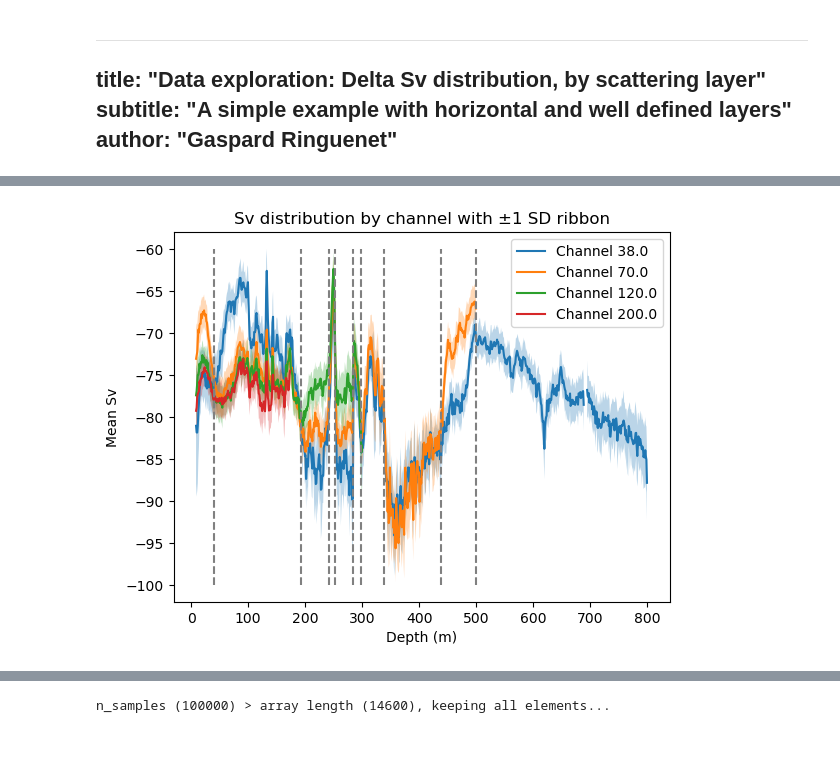
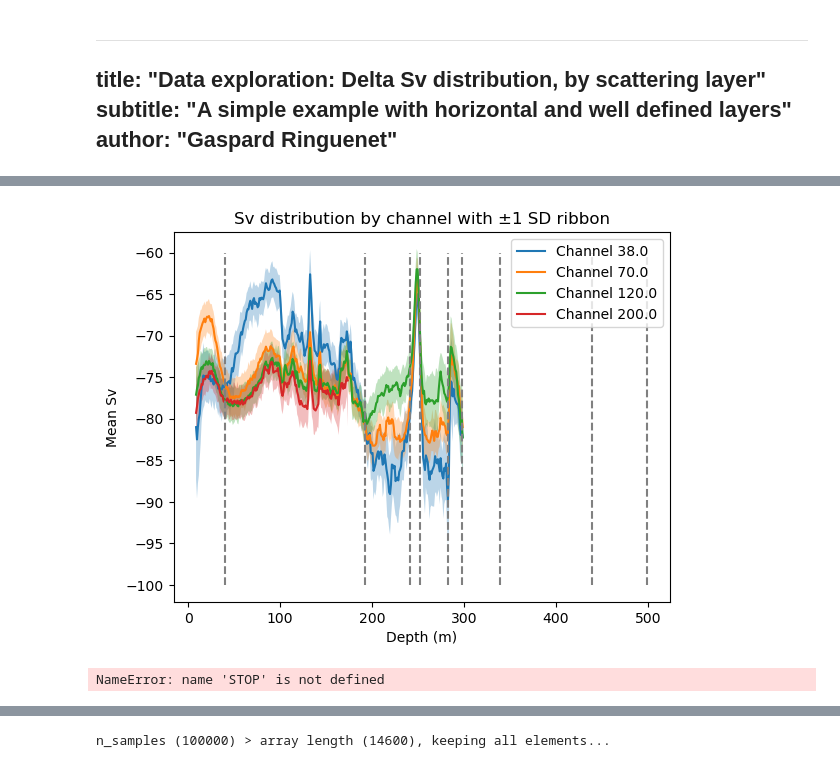
Before and after one commit to gaspardringuenet/acoustic-communities, a Jupyter notebook: notebooks/02-gr-delta-sv-dist-by-layers/02-gr-delta-sv-dist-by-layers.ipynb, the cells around one changed output, grey strips where cells are left out. Drawn from its saved outputs; the diff is of its cells as text; code cells hidden in the pictures.

```diff
--- a/notebooks/02-gr-delta-sv-dist-by-layers/02-gr-delta-sv-dist-by-layers.ipynb
+++ b/notebooks/02-gr-delta-sv-dist-by-layers/02-gr-delta-sv-dist-by-layers.ipynb
@@ -33,3 +36,6 @@ FORCE_PLOT = True
 # %%
 # Import whole survey file
 ds = load_survey_ds(survey=EI)
+
+# Extract the `Sv` variable as `xarray.DataArray` and apply a threshold
+sv = ds_to_sv(ds, sv_threshold=SV_THRESHOLD)
@@ -97,0 +78,23 @@ plt.show();
+# %%
+# Plot rgb echogram with layers
+outpath = Path("./output/figures/")
+time_slice = slice(start_index-50, end_index+50)
+
+i_zmax = np.argmin(np.abs(depth.values - 300))
+depth_slice = slice(0, i_zmax)
+
+print(f"\nPlotting echograms for time slice ({time_slice.start}-{time_slice.stop}) and depth slice () to folder:\n{outpath}")
+print()
+
+plot_sv_rgb(
+    sv,
+    outpath=outpath,
+    ei=EI,
+    time_slice=time_slice,
+    depth_slice=depth_slice,
+    rgb_freqs=[38, 70, 120],
+    class_var="layer",
+    mask_alpha=0.
+)
+
+Image.open('output/figures/amazomix_3pings1m_Sv_echogram_RGB_38_70_120kHz_T348934-349134_Z0-291_clip-90--50dB_layer.png')
@@ -98,40 +107,39 @@ plt.show();
 # %%
-# Simplistic layers separation
-borders = [40,
-           192,
-           241,
-           252,
-           283,
-           298,
-           339,
-           439,
-           499] # FSSL borders identified visually on echogram
+sv = sv.isel(time=slice(start_index, end_index), depth=slice(0, i_zmax))
+
+# Compute mean and std of Sv across time
+mean_sv = sv.mean(dim="time", skipna=True)
+std_sv = sv.std(dim="time", skipna=True, )
 
 # Plot each channel with ribbon
 fig, ax = plt.subplots()
 
 for channel in mean_sv.channel:
     depth = mean_sv["depth"]
     mean_vals = mean_sv.sel(channel=channel)
     std_vals = std_sv.sel(channel=channel)
 
     ax.plot(depth, mean_vals, label=f"Channel {channel.values}")
     ax.fill_between(
         depth,
         mean_vals - std_vals,
         mean_vals + std_vals,
         alpha=0.3
     )
 
 ax.vlines(borders, ymin=-100, ymax=-60, linestyle='--', colors="grey")
 
 ax.set_xlabel("Depth (m)")
 ax.set_ylabel("Mean Sv")
 ax.legend()
 ax.set_title("Sv distribution by channel with ±1 SD ribbon")
 plt.show();
 # %% [output]
-[figure, old version]
+[figure, new version]
+# %%
+STOP
+# %% [output]
+NameError: name 'STOP' is not defined
 # %%
 import numpy as np
 import xarray as xr
```
Also changed, not shown: parts of 15 cells of this notebook, 17 other files.
